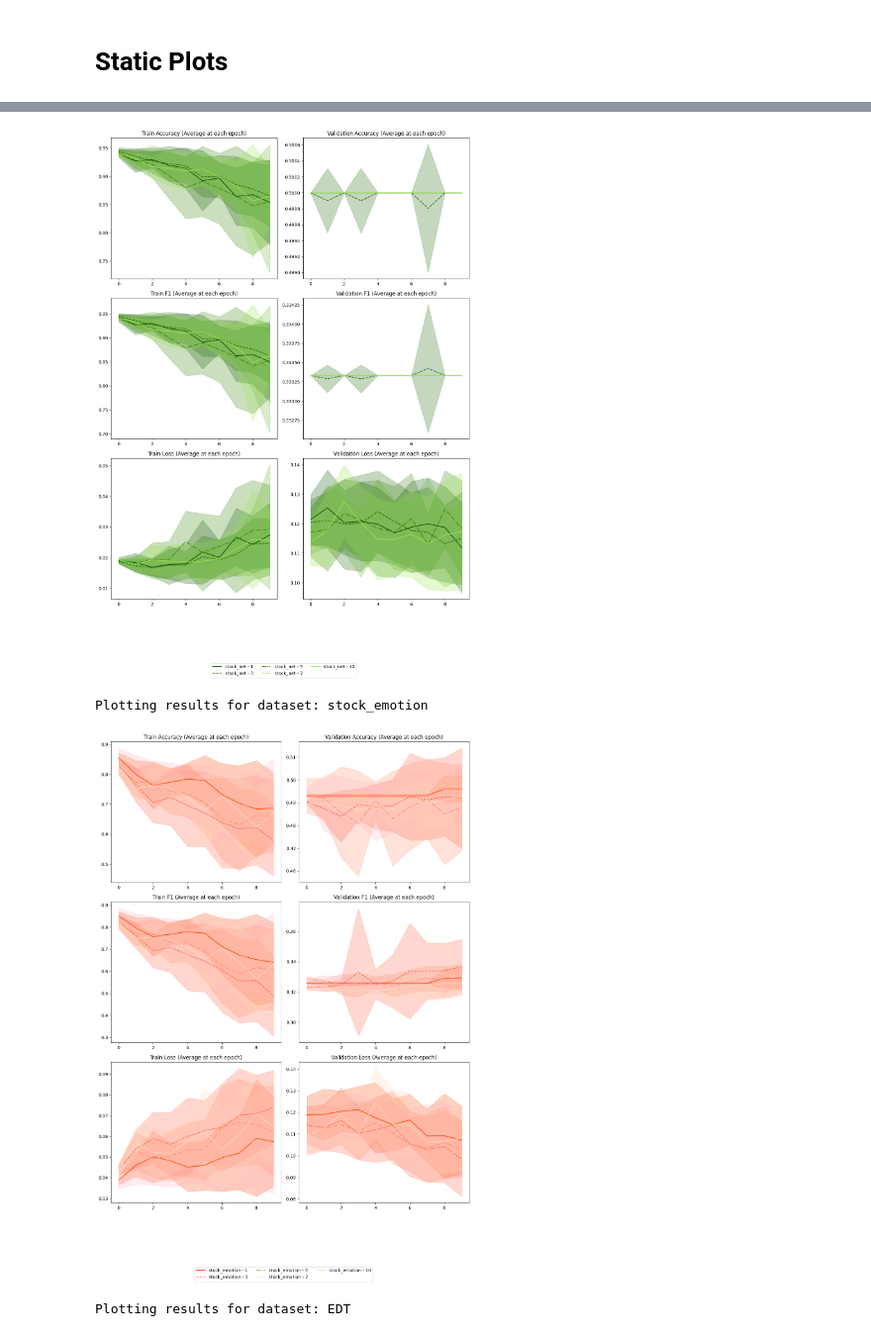
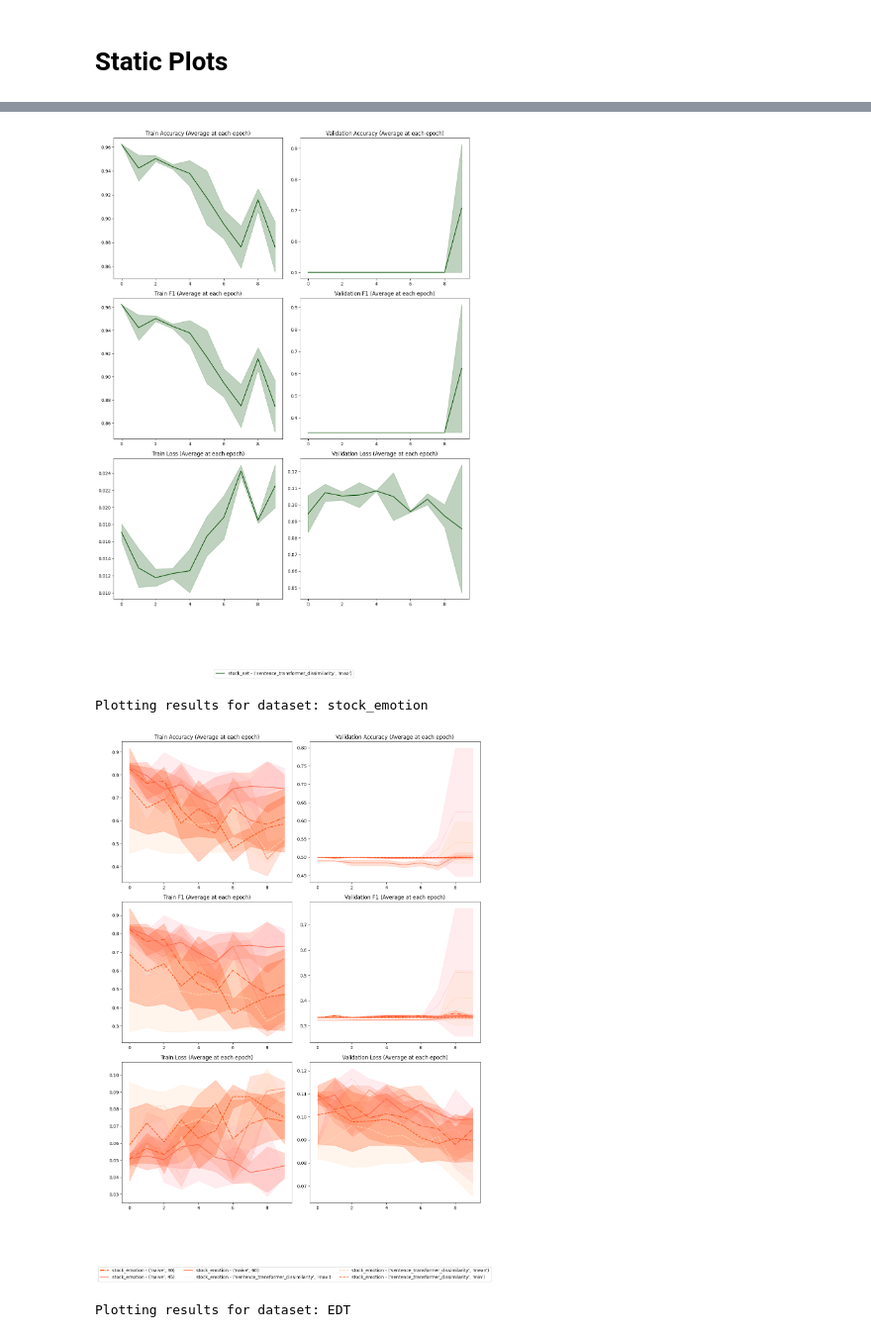
Before and after one commit to ArgyleR/honours-fin-sentiment, a Jupyter notebook: pivot_analytics.ipynb, the cells around one changed output, grey strips where cells are left out. Shown at 99% size. Saved outputs shown, nothing was run; the diff lists cells and outputs as text; code cells hidden in the pictures.

Commit message:
discovering good results

```diff
--- a/pivot_analytics.ipynb
+++ b/pivot_analytics.ipynb
@@ -8,7 +8,7 @@ from dash import dcc, html
 from dash.dependencies import Input, Output
 
 # Load the JSON data
-with open("./results/text_pooling_results.json") as f:
+with open("./results/negative_creation_results.json") as f:
     data = json.load(f)
 
 # Function to flatten nested dictionary (dataset_params and model_params)
@@ -225,7 +225,7 @@ import matplotlib.pyplot as plt
 import seaborn as sns
 
 # Load the JSON file data
-file_path = "./results/window_results.json"
+file_path = "./results/output_frand_normalized_plotting.json"
 with open(file_path, "r") as file:
     data = json.load(file)
 
@@ -371,34 +371,34 @@ def plot_metrics_with_predefined_colors_and_styles(data, param_to_group_by='text
     handles = [plt.Line2D([0], [0], color=color, linestyle=line_style, label=label) for label, color, line_style in legend_labels]
     fig.legend(handles=handles, loc='lower center', ncol=3, bbox_to_anchor=(0.5, -0.02))
 
     plt.show()
 
 # Running the corrected function with predefined color variations and dynamic line styles
 
 #plot_metrics_with_predefined_colors_and_styles(data, param_to_group_by='text_selection_method')
 def plot_for_each_dataset(data, param_to_group_by='text_aggregation_method'):
     # Get all unique dataset names
     unique_datasets = set(entry['dataset_params']['data_source']['name'] for entry in data)
 
     # Loop over each dataset
     for dataset_name in unique_datasets:
         # Filter the data for the current dataset
         filtered_data = [entry for entry in data if entry['dataset_params']['data_source']['name'] == dataset_name]
 
         # Print the current dataset being plotted
         print(f"Plotting results for dataset: {dataset_name}")
 
         # Call the plotting function for the filtered dataset
         plot_metrics_with_predefined_colors_and_styles(filtered_data, param_to_group_by=param_to_group_by)
 
 # Running the looped plot function for each unique dataset
-param_to_group_by= 'text_window'
+param_to_group_by= 'negatives_creation'
 plot_for_each_dataset(data, param_to_group_by=param_to_group_by)
 
 plot_metrics_with_predefined_colors_and_styles(data, param_to_group_by=param_to_group_by)
 # %% [output]
 Plotting results for dataset: stock_net
-[figure, old version]
+[figure, new version]
 Plotting results for dataset: stock_emotion
-[figure, old version]
+[figure, new version]
 Plotting results for dataset: EDT
```
Also changed, not shown: parts of 1 cell of this notebook, 4 other files.
